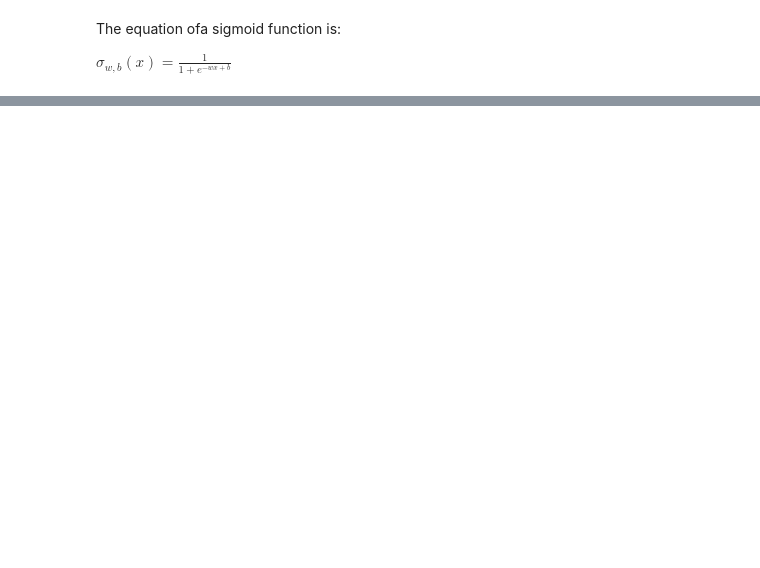
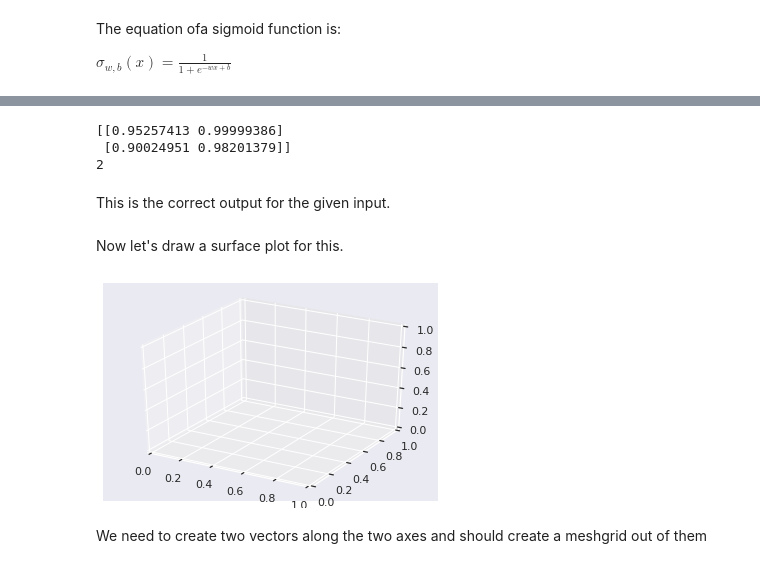
Before and after one commit to aryadeo/NEURAL_NETWORK_BASICS, a Jupyter notebook: Sigmoid_Neuron/Sigmoid_Neuron.ipynb, the cells around one changed output, grey strips where cells are left out. Drawn from its saved outputs; the diff is of its cells as text; code cells hidden in the pictures; blank space fills up the shorter version.

```diff
--- a/Sigmoid_Neuron/Sigmoid_Neuron.ipynb
+++ b/Sigmoid_Neuron/Sigmoid_Neuron.ipynb
@@ -31,0 +60,12 @@ plt.show()
+# %%
+result=sig_3D(X,W,b)
+print(result)
+print(np.ndim(result))
+# %% [output]
+[[0.95257413 0.99999386]
+ [0.90024951 0.98201379]]
+2
+# %% [markdown]
+This is the correct output for the given input.
+# %% [markdown]
+Now let's draw a surface plot for this.
@@ -31,0 +74,7 @@ plt.show()
+# %%
+fig = plt.figure()
+ax = plt.axes(projection='3d')
+# %% [output]
+[figure, added]
+# %% [markdown]
+We need to create two vectors along the two axes and should create a meshgrid out of them
```
Also changed, not shown: parts of 17 cells of this notebook.
